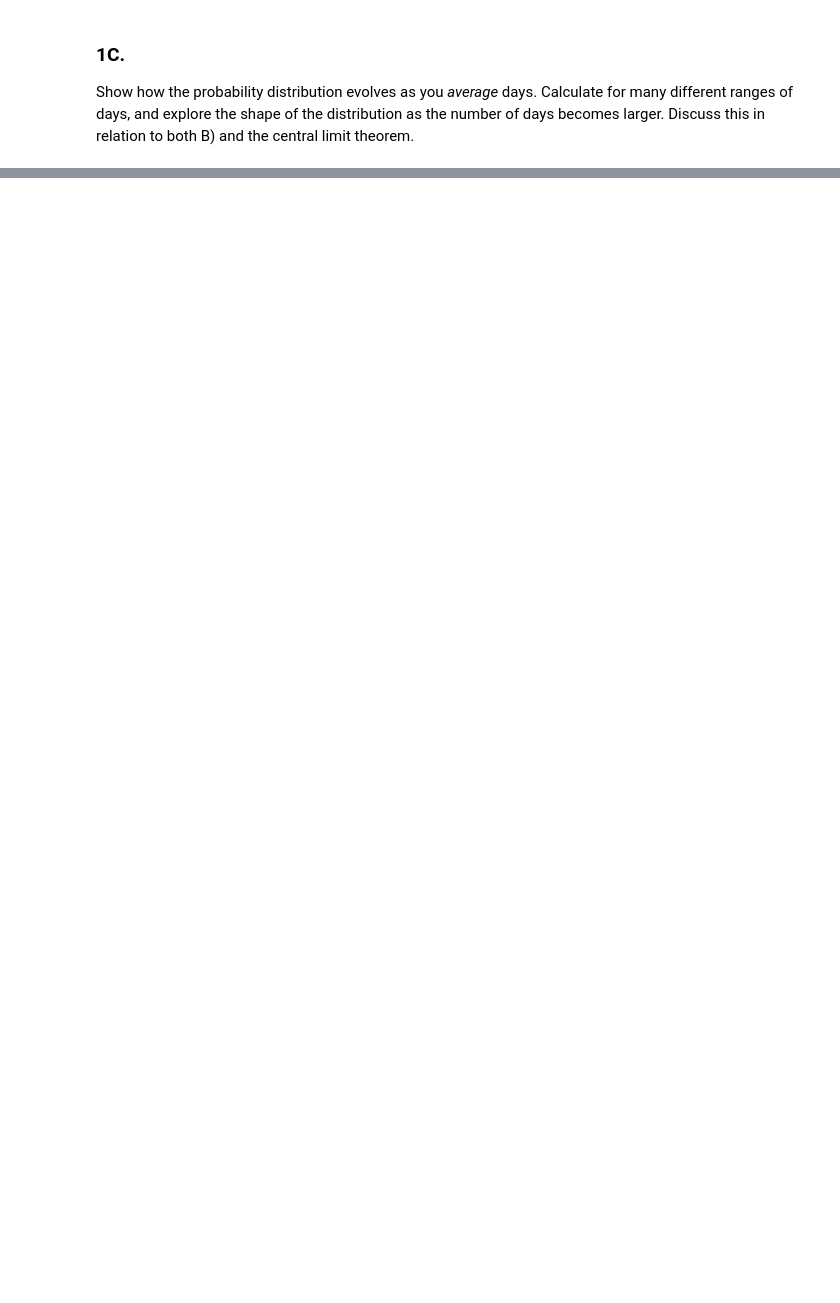
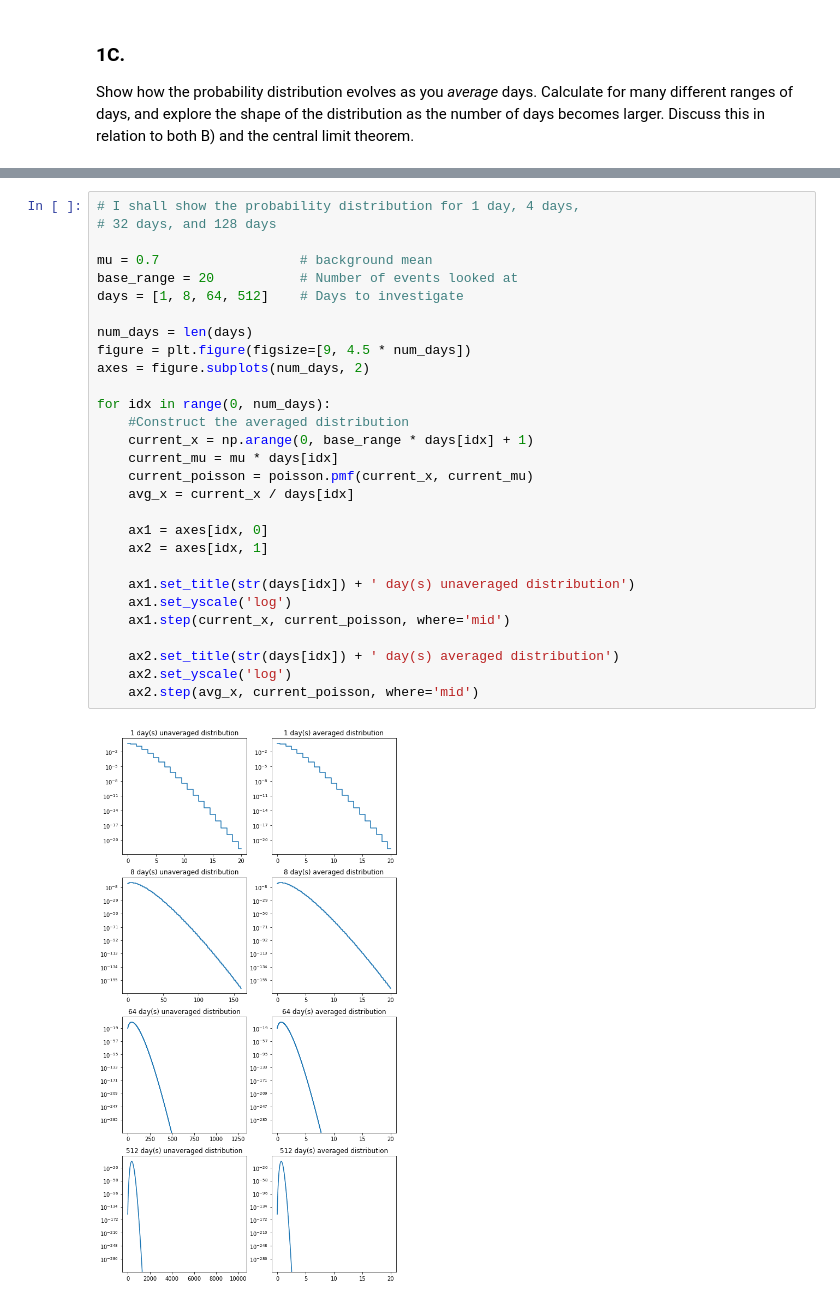
Before and after one commit to AdamK42/physics-434, a Jupyter notebook: lab2/lab2.ipynb, the cells around one changed output, grey strips where cells are left out. Saved outputs shown, nothing was run; the diff lists cells and outputs as text; blank space fills up the shorter version.

```diff
--- a/lab2/lab2.ipynb
+++ b/lab2/lab2.ipynb
@@ -86,0 +108,31 @@ x2_average = x2/2
+# %%
+# I shall show the probability distribution for 1 day, 4 days,
+# 32 days, and 128 days
+
+mu = 0.7                  # background mean
+base_range = 20           # Number of events looked at
+days = [1, 8, 64, 512]    # Days to investigate
+
+num_days = len(days)
+figure = plt.figure(figsize=[9, 4.5 * num_days])
+axes = figure.subplots(num_days, 2)
+
+for idx in range(0, num_days):
+    #Construct the averaged distribution
+    current_x = np.arange(0, base_range * days[idx] + 1)
+    current_mu = mu * days[idx]
+    current_poisson = poisson.pmf(current_x, current_mu)
+    avg_x = current_x / days[idx]
+
+    ax1 = axes[idx, 0]
+    ax2 = axes[idx, 1]
+
+    ax1.set_title(str(days[idx]) + ' day(s) unaveraged distribution')
+    ax1.set_yscale('log')
+    ax1.step(current_x, current_poisson, where='mid')
+
+    ax2.set_title(str(days[idx]) + ' day(s) averaged distribution')
+    ax2.set_yscale('log')
+    ax2.step(avg_x, current_poisson, where='mid')
+# %% [output]
+[figure, added]
```
Also changed, not shown: parts of 12 cells of this notebook.
